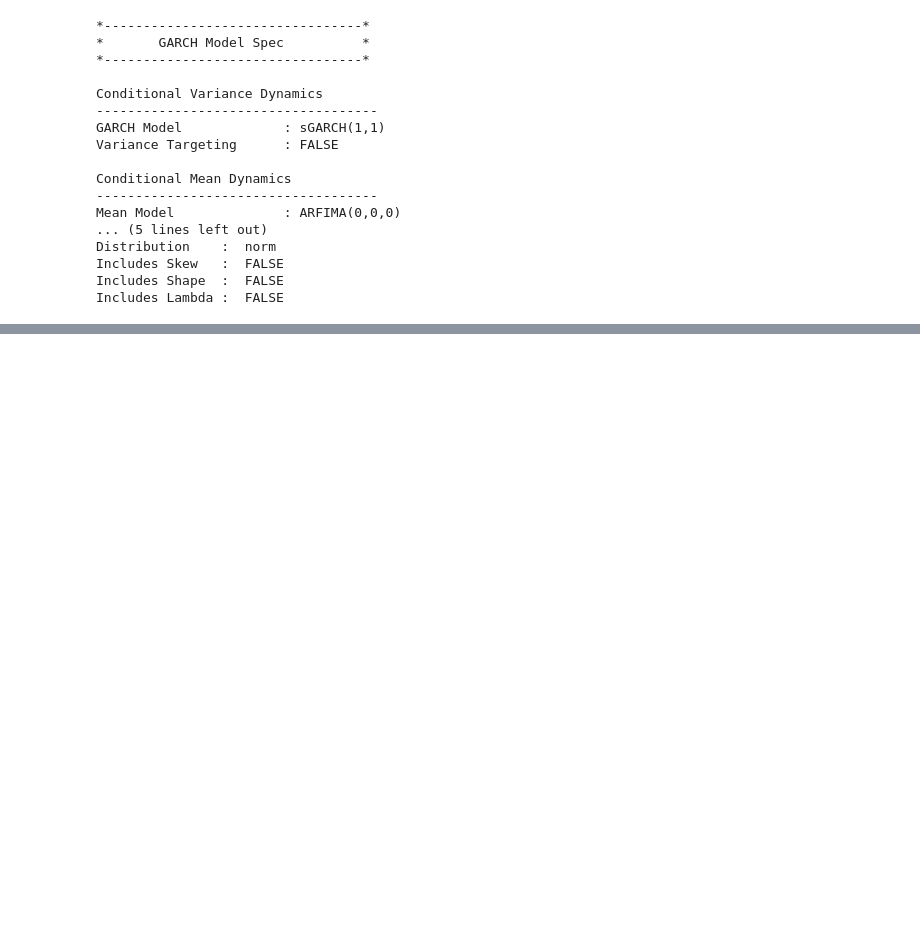
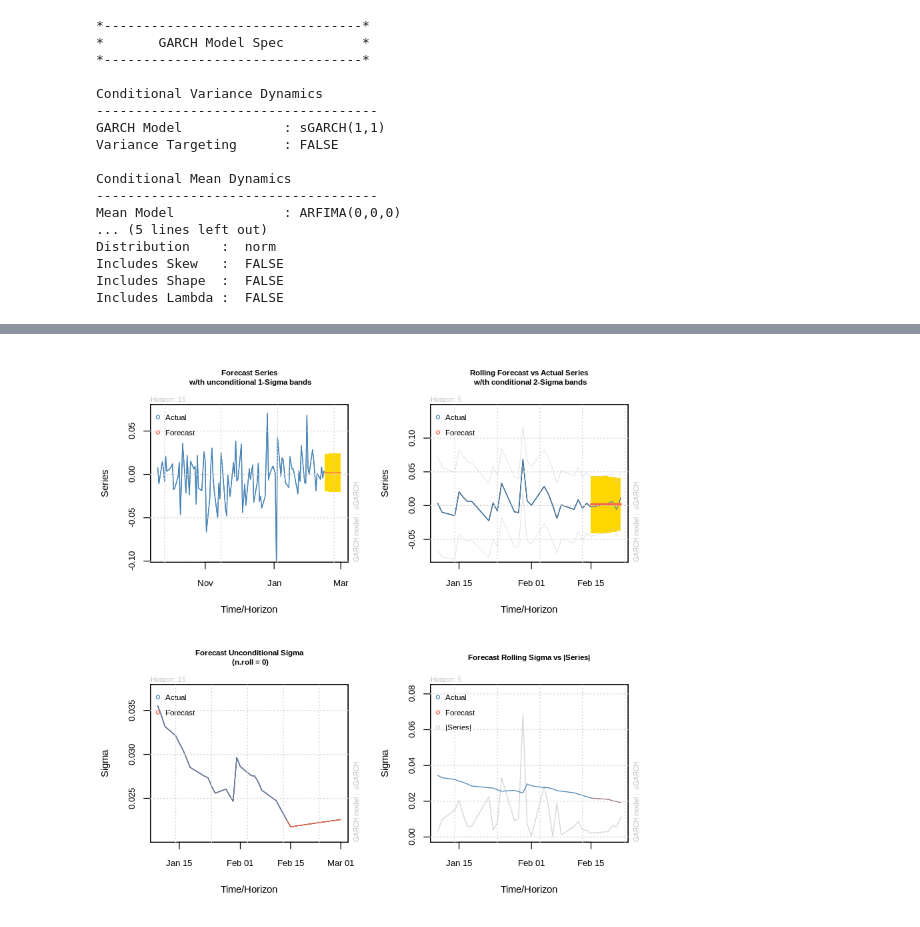
Before and after one commit to yehjxraymond/wqu_econometrics_group_proj, a Jupyter notebook: submission2/Part1.ipynb, the cells around one changed output, grey strips where cells are left out. Saved outputs shown, nothing was run; the diff lists cells and outputs as text; code cells hidden in the pictures; blank space fills up the shorter version.

```diff
--- a/submission2/Part1.ipynb
+++ b/submission2/Part1.ipynb
@@ -55,8 +59,6 @@ alternative hypothesis: stationary
 # %%
-spec = ugarchspec(
-    mean.model = list(armaOrder = c(0,0))
-)
-show(spec)
+spec_garch_11 = ugarchspec(mean.model = list(armaOrder = c(0,0)))
+show(spec_garch_11)
 # %% [output]
 *---------------------------------*
 *       GARCH Model Spec          *
@@ -76,5 +78,5 @@ Includes Skew   :  FALSE
 Includes Shape  :  FALSE
 Includes Lambda :  FALSE
 # %%
-fit = ugarchfit(spec, Returns)
+fit_garch_11 = ugarchfit(spec, Returns, solver='hybrid', out.sample = 30)
 # %%
@@ -99,0 +102,4 @@ Elapsed time : 0.2692935
+# %%
+# Forecast 15 days ahead
+forecast_garch_11 = ugarchforecast(fit_garch_11, n.ahead=15, n.roll=5)
+forecast_garch_11
@@ -99,0 +124,5 @@ Elapsed time : 0.2692935
+# %%
+# Plot diagnostics of fit
+plot(forecast_garch_11, which = "all")
+# %% [output]
+[figure, added]
```
Also changed, not shown: parts of 26 cells of this notebook.
